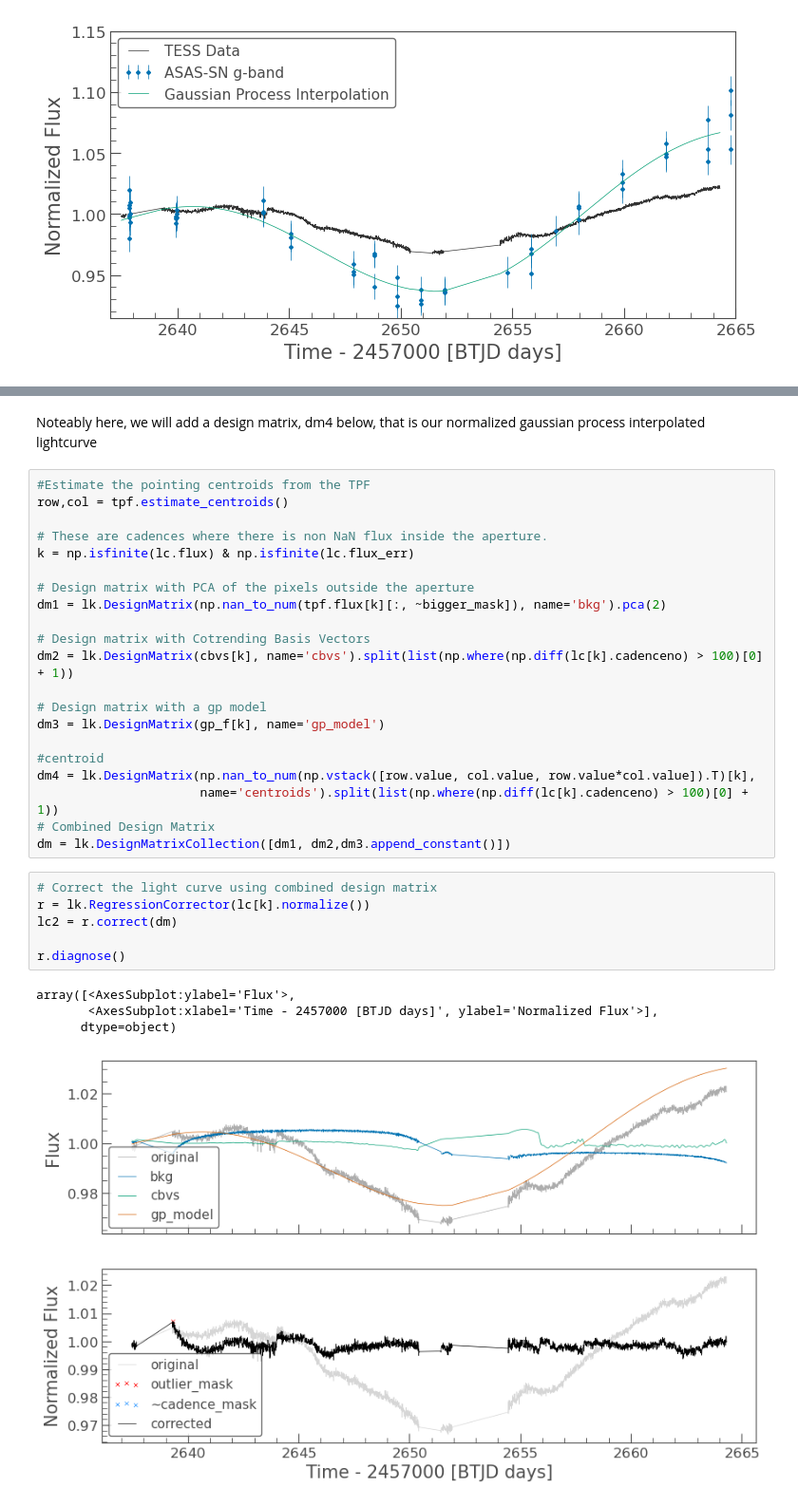
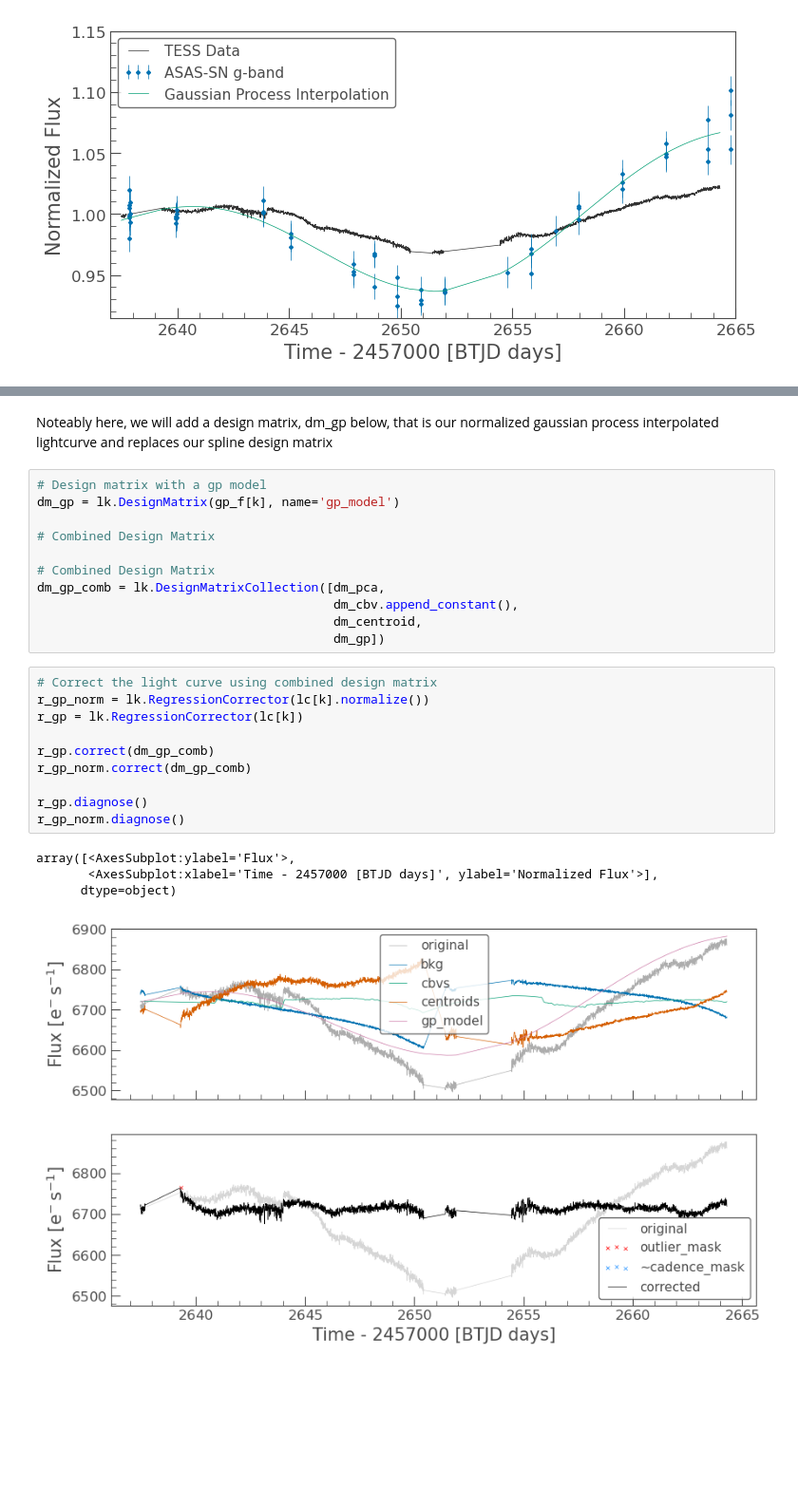
Before and after one commit to tylerapritchard/TESSGI_Tut_NGC4151, a Jupyter notebook: NGC4151_modelfit.ipynb, the cells around one changed output, grey strips where cells are left out. Shown: that part at 95% size. Cells and saved outputs as stored; diff of their text form; blank space fills up the shorter version.

```diff
--- a/NGC4151_modelfit.ipynb
+++ b/NGC4151_modelfit.ipynb
@@ -161,34 +187,28 @@ cbvs = np.hstack([np.asarray(multiscale2[multiscale2.columns[2:2+ncbvs]])])
 # %% [markdown]
-Noteably here, we will add a design matrix, dm4 below, that is our normalized gaussian process interpolated lightcurve
+Noteably here, we will add a design matrix, dm_gp below, that is our normalized gaussian process interpolated lightcurve and replaces our spline design matrix
-# %%
-#Estimate the pointing centroids from the TPF
-row,col = tpf.estimate_centroids()
-
-# These are cadences where there is non NaN flux inside the aperture.
-k = np.isfinite(lc.flux) & np.isfinite(lc.flux_err)
-
-# Design matrix with PCA of the pixels outside the aperture
-dm1 = lk.DesignMatrix(np.nan_to_num(tpf.flux[k][:, ~bigger_mask]), name='bkg').pca(2)
-
-# Design matrix with Cotrending Basis Vectors
-dm2 = lk.DesignMatrix(cbvs[k], name='cbvs').split(list(np.where(np.diff(lc[k].cadenceno) > 100)[0] + 1))
-
-# Design matrix with a gp model
-dm3 = lk.DesignMatrix(gp_f[k], name='gp_model')
-
-#centroid
-dm4 = lk.DesignMatrix(np.nan_to_num(np.vstack([row.value, col.value, row.value*col.value]).T)[k],
-                      name='centroids').split(list(np.where(np.diff(lc[k].cadenceno) > 100)[0] + 1))
-# Combined Design Matrix
-dm = lk.DesignMatrixCollection([dm1, dm2,dm3.append_constant()])
+# %%
+# Design matrix with a gp model
+dm_gp = lk.DesignMatrix(gp_f[k], name='gp_model')
+
+# Combined Design Matrix
+
+# Combined Design Matrix
+dm_gp_comb = lk.DesignMatrixCollection([dm_pca,
+                                        dm_cbv.append_constant(),
+                                        dm_centroid,
+                                        dm_gp])
 # %%
 # Correct the light curve using combined design matrix
-r = lk.RegressionCorrector(lc[k].normalize())
-lc2 = r.correct(dm)
+r_gp_norm = lk.RegressionCorrector(lc[k].normalize())
+r_gp = lk.RegressionCorrector(lc[k])
 
-r.diagnose()
+r_gp.correct(dm_gp_comb)
+r_gp_norm.correct(dm_gp_comb)
+
+r_gp.diagnose()
+r_gp_norm.diagnose()
 # %% [output]
 array([<AxesSubplot:ylabel='Flux'>,
        <AxesSubplot:xlabel='Time - 2457000 [BTJD days]', ylabel='Normalized Flux'>],
       dtype=object)
-[figure, old version]
+[figure, new version]
```
Also changed, not shown: parts of 37 cells of this notebook.
